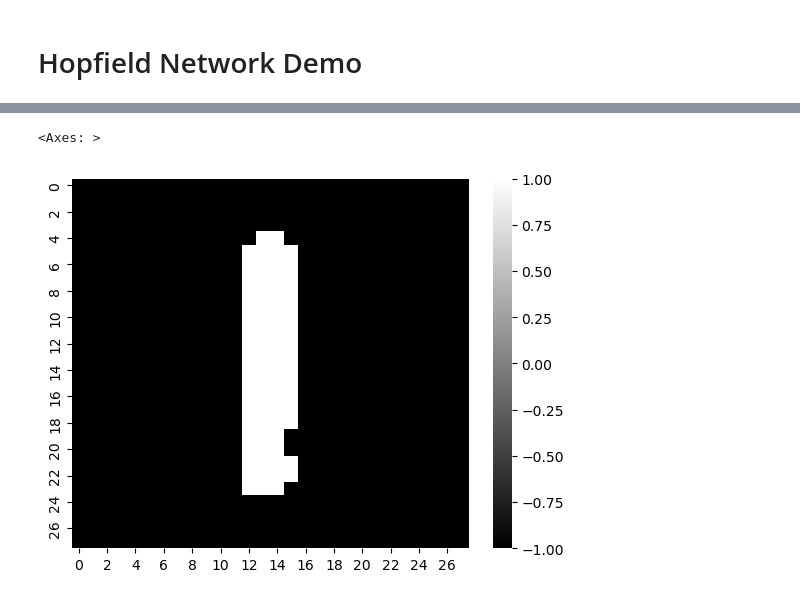
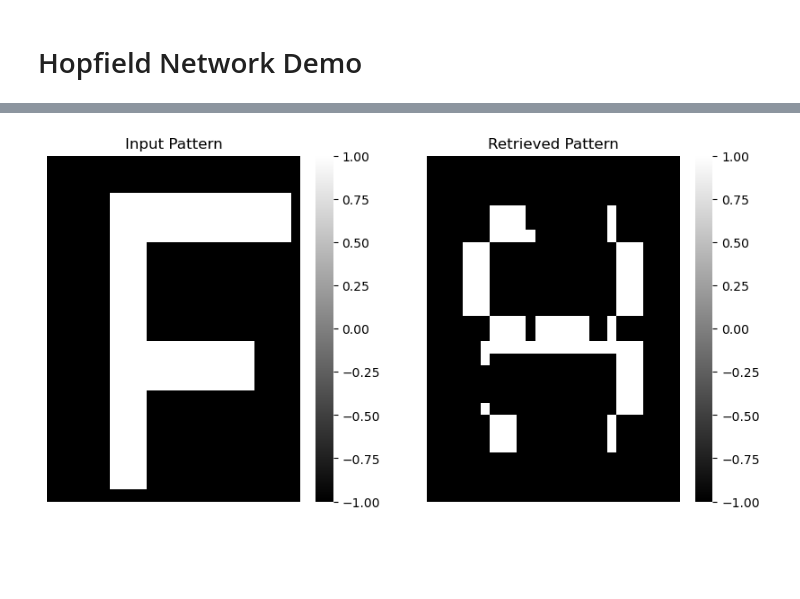
Before and after one commit to LLapsus/hopmemo, a Jupyter notebook: hopfield_demo.ipynb, the cells around one changed output, grey strips where cells are left out. Cells and saved outputs as stored; diff of their text form; code cells hidden in the pictures; blank space fills up the shorter version.

```diff
--- a/hopfield_demo.ipynb
+++ b/hopfield_demo.ipynb
@@ -50,7 +51,16 @@ plt.show()
-# %%
-sns.heatmap(x_test[0].reshape(28,28), cmap='gray')
-# %% [output]
-<Axes: >
-[figure, removed]
 # %%
-out = hopfield_net.retrieve(x_test[15])
+inp = X[5].copy()
+out = hopfield_net.retrieve(X[0])
+
+fix, axs = plt.subplots(1, 2, figsize=(10, 5))
+sns.heatmap(inp.reshape(28,28), cmap='gray', ax=axs[0])
+sns.heatmap(out.reshape(28,28), cmap='gray', ax=axs[1])
+axs[0].set_title("Input Pattern")
+axs[1].set_title("Retrieved Pattern")
+
+for i in range(2):
+    axs[i].set_xticks([])
+    axs[i].set_yticks([])
+plt.show()
+# %% [output]
+[figure, added]
```
Also changed, not shown: parts of 6 cells of this notebook, 5 other files.
